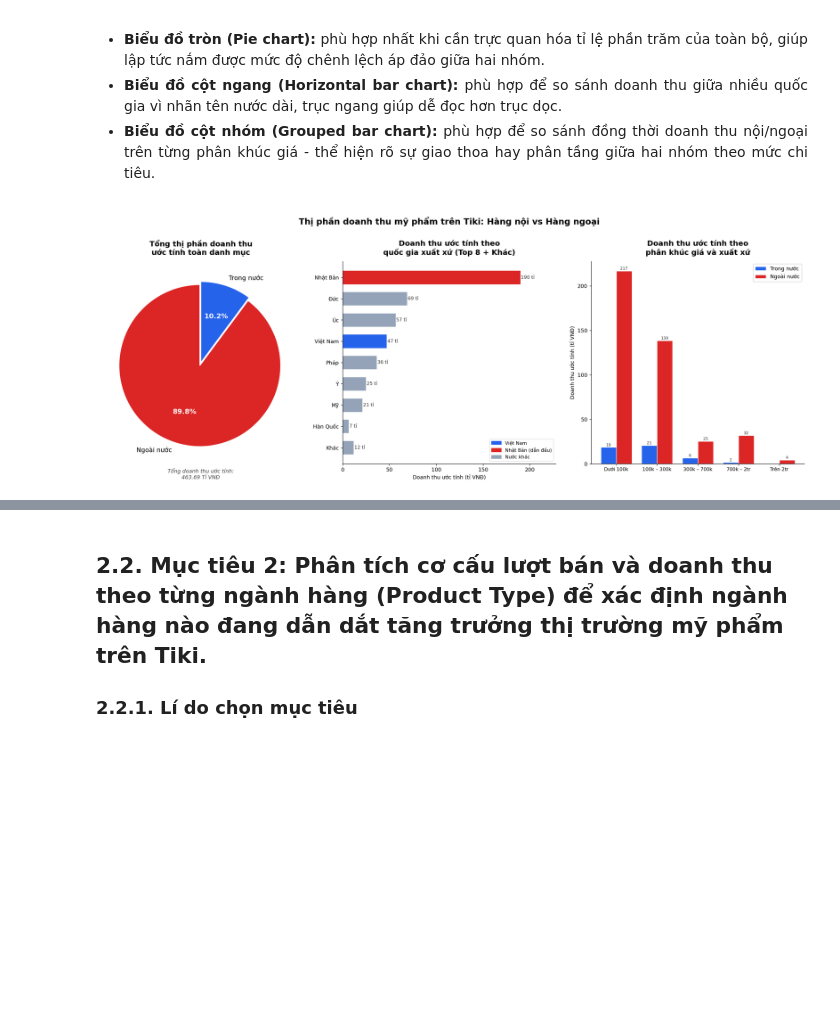
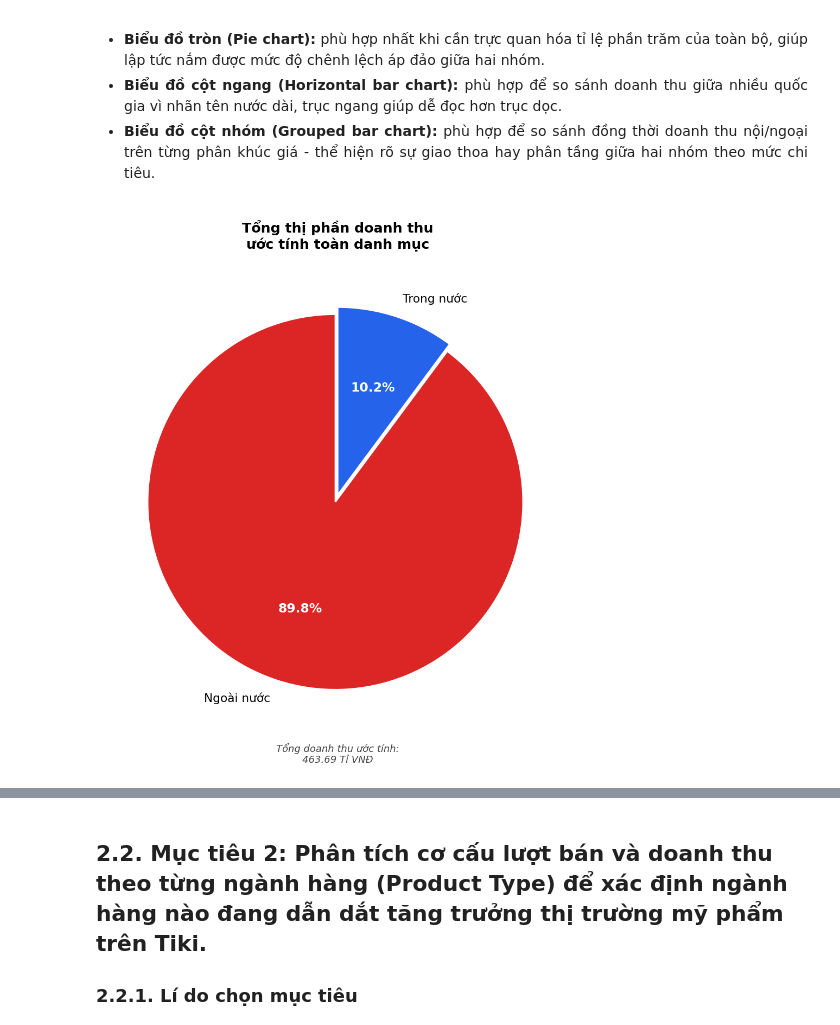
Before and after one commit to TrucHang676/TQH-LAB010-N5, a Jupyter notebook: notebooks/DataVisualization _ 23120201.ipynb, the cells around one changed output, grey strips where cells are left out. Saved outputs shown, nothing was run; the diff lists cells and outputs as text; code cells hidden in the pictures; blank space fills up the shorter version.

```diff
--- a/notebooks/DataVisualization _ 23120201.ipynb
+++ b/notebooks/DataVisualization _ 23120201.ipynb
@@ -153,111 +153,37 @@ rev_price_origin = (
     .loc[price_order]           # đảm bảo đúng thứ tự
 )
 
-# 2. Vẽ biểu đồ (1×3 layout)
-fig, axes = plt.subplots(1, 3, figsize=(19, 7))
-fig.suptitle('Thị phần doanh thu mỹ phẩm trên Tiki: Hàng nội vs Hàng ngoại',
-             fontsize=16, fontweight='bold', y=1.01)
+# ══════════════════════════════════════════════════════════════════════
+# BIỂU ĐỒ 1: Pie chart tổng thị phần
+# ══════════════════════════════════════════════════════════════════════
 
-# Biểu đồ 1: Pie chart tổng thị phần
-ax1 = axes[0]
+fig, ax1 = plt.subplots(1, 1, figsize=(8, 8))
+
 pie_colors   = [C_IMPORT, C_DOMESTIC]
 explode_vals = (0.04, 0)        # tách nhẹ miếng "Ngoài nước" để nhấn mạnh
 
 wedges, texts, autotexts = ax1.pie(
     rev_by_origin,
     labels=rev_by_origin.index,
     colors=pie_colors,
     explode=explode_vals,
     autopct='%1.1f%%',
     startangle=90,
     wedgeprops=dict(linewidth=1.5, edgecolor='white'),
     textprops=dict(fontsize=12),
 )
 for at in autotexts:
     at.set(fontsize=13, fontweight='bold', color='white')
 
 ax1.set_title('Tổng thị phần doanh thu\nước tính toàn danh mục', pad=12)
 
 # Chú thích tổng doanh thu
 total_str = f"Tổng doanh thu ước tính:\n{total_rev/1e9:.2f} Tỉ VNĐ"
 ax1.text(0, -1.38, total_str, ha='center', va='center',
          fontsize=10, color='#444', style='italic')
 
-# Biểu đồ 2: Bar chart doanh thu theo quốc gia
-ax2 = axes[1]
-bar_colors = [C_DOMESTIC if c == 'Việt Nam' else '#94A3B8'
-              for c in rev_by_country.index]
-# Nổi bật thêm Japan
-bar_colors = []
-for c in rev_by_country.index:
-    if c == 'Việt Nam':
-        bar_colors.append(C_DOMESTIC)
-    elif c == 'Nhật Bản':
-        bar_colors.append(C_IMPORT)
-    else:
-        bar_colors.append('#94A3B8')
-
-bars = ax2.barh(
-    rev_by_country.index[::-1],      # đảo để top ở trên
-    rev_by_country.values[::-1] / 1e9,
-    color=bar_colors[::-1],
-    edgecolor='white', linewidth=0.8,
-    height=0.65
-)
-
-# Nhãn giá trị bên phải mỗi cột
-for bar in bars:
-    w = bar.get_width()
-    ax2.text(w + 0.5, bar.get_y() + bar.get_height() / 2,
-             f'{w:,.0f} tỉ', va='center', ha='left', fontsize=9, color='#333')
-
-ax2.set_xlabel('Doanh thu ước tính (tỉ VNĐ)', fontsize=10)
-ax2.set_title('Doanh thu ước tính theo\nquốc gia xuất xứ (Top 8 + Khác)', pad=12)
-ax2.xaxis.set_major_formatter(mticker.FuncFormatter(lambda x, _: f'{x:,.0f}'))
-ax2.set_xlim(0, rev_by_country.max() / 1e9 * 1.2)
-
-# Legend màu
-patch_vn  = mpatches.Patch(color=C_DOMESTIC, label='Việt Nam')
-patch_jp  = mpatches.Patch(color=C_IMPORT,   label='Nhật Bản (dẫn đầu)')
-patch_oth = mpatches.Patch(color='#94A3B8',  label='Nước khác')
-ax2.legend(handles=[patch_vn, patch_jp, patch_oth],
-           loc='lower right', fontsize=9, framealpha=0.6)
-
-# Biểu đồ 3: Grouped bar — phân khúc giá × xuất xứ
-ax3 = axes[2]
-x      = np.arange(len(price_order))
-width  = 0.38
-
-bars_vn = ax3.bar(x - width/2,
-                  rev_price_origin.get('Trong nước', 0) / 1e9,
-                  width, label='Trong nước', color=C_DOMESTIC,
-                  edgecolor='white', linewidth=0.8)
-bars_nn = ax3.bar(x + width/2,
-                  rev_price_origin.get('Ngoài nước', 0) / 1e9,
-                  width, label='Ngoài nước', color=C_IMPORT,
-                  edgecolor='white', linewidth=0.8)
-
-# Nhãn giá trị trên đỉnh cột (chỉ hiện nếu > 0)
-def label_bars(bars_group, ax, fmt='{:.0f}'):
-    for bar in bars_group:
-        h = bar.get_height()
-        if h > 0.5:
-            ax.text(bar.get_x() + bar.get_width() / 2, h + 0.3,
-                    fmt.format(h), ha='center', va='bottom',
-                    fontsize=7.5, color='#333')
-
-label_bars(bars_vn, ax3)
-label_bars(bars_nn, ax3)
-
-ax3.set_xticks(x)
-ax3.set_xticklabels(price_order, fontsize=9)
-ax3.set_ylabel('Doanh thu ước tính (tỉ VNĐ)', fontsize=10)
-ax3.set_title('Doanh thu ước tính theo\nphân khúc giá và xuất xứ', pad=12)
-ax3.legend(fontsize=10)
-ax3.yaxis.set_major_formatter(mticker.FuncFormatter(lambda x, _: f'{x:,.0f}'))
-
 plt.tight_layout()
 plt.show()
 # %% [output]
-[figure, old version]
+[figure, new version]
 # %% [markdown]
```
Also changed, not shown: parts of 20 cells of this notebook, 8 other files.
